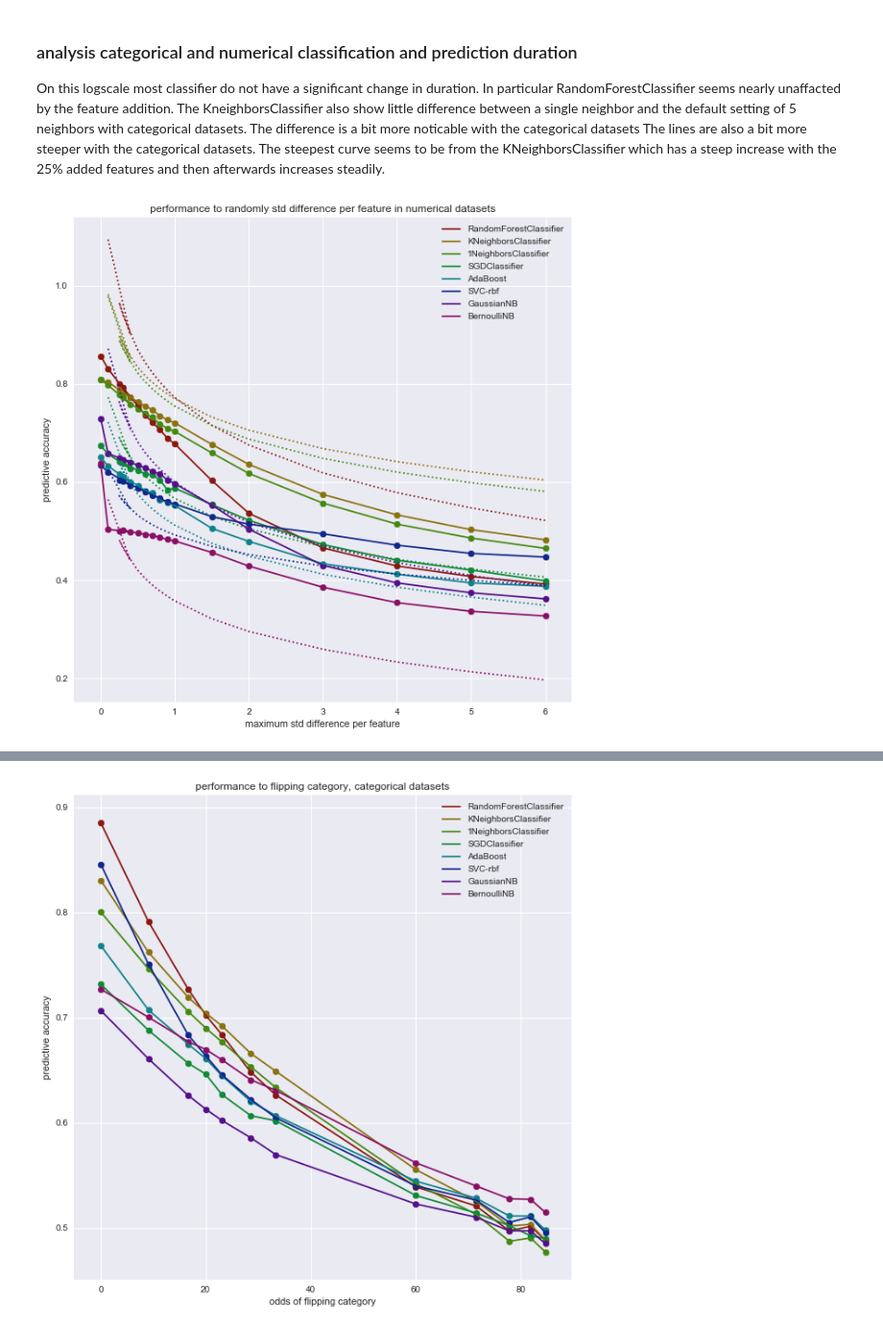
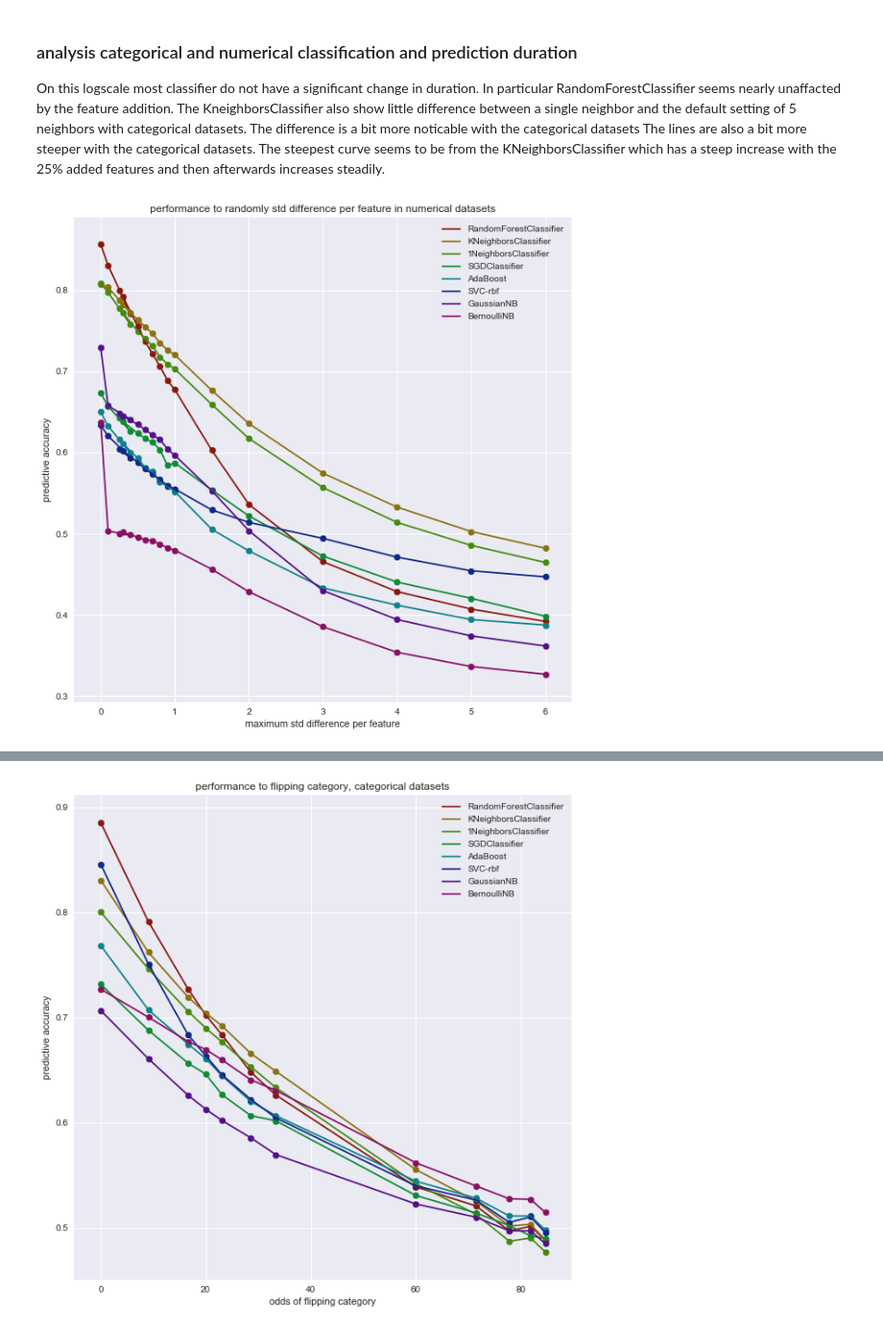
Before and after one commit to lieeuwos/Primitive_annotations, a Jupyter notebook: Showing.ipynb, the cells around one changed output, grey strips where cells are left out. Shown at 96% size. Cells and saved outputs as stored; diff of their text form; code cells hidden in the pictures.

```diff
--- a/Showing.ipynb
+++ b/Showing.ipynb
@@ -14,7 +14,7 @@ for i in second:
 
 cv = 10
 clfNames = [ 'RandomForestClassifier','KNeighborsClassifier', '1NeighborsClassifier', 'SGDClassifier', 'AdaBoost', 'SVC-rbf','GaussianNB', 'BernoulliNB','GradientBoost']
-ClfNames = ['GradientBoost']
+clfNames = ['RandomForestClassifier','KNeighborsClassifier', '1NeighborsClassifier', 'SGDClassifier', 'AdaBoost', 'SVC-rbf','GaussianNB', 'BernoulliNB']
 # %%
 # typ = 3
 # for did in NonCat:
@@ -383,35 +383,35 @@ for k,x in enumerate(scores):
 amountList2 = [0]
 for i in amountList:
     amountList2.append(i)
 x_axis = amountList2
 fig, ax = plt.subplots()
 _=plt.title(' performance to randomly std difference per feature in numerical datasets ')
 cl = sns.hls_palette(len(score1), l=.3, s=.8)
 for i in range(0,len(clfNames)):
 #     _=ax.plot(x_axis, score1[i], color = cl[i])
 #     _=ax.plot(x_axis, score1[i], color = cl[i])
 
     _=ax.plot(x_axis, score2[i],label=clfNames[i], color = cl[i])
     _=ax.scatter(x_axis, score2[i], color = cl[i])
-    _=ax.plot(amountList,approx[i],ls = ':',color = cl[i])
+#     _=ax.plot(amountList,approx[i],ls = ':',color = cl[i])
 _=plt.ylabel('predictive accuracy')
 _=plt.xlabel('maximum std difference per feature')
 fig.set_figheight(10)
 fig.set_figwidth(10)
 _=ax.legend()
 plt.show()
 listNum = []
 for x,i in enumerate(score2):
     listNum.append(i[0]-i[len(i)-1])
 listNumR = []
 for z,i in enumerate(score2):
     listNumR.append(0)
     for x,j in enumerate(i):
         if x > 0:
             listNumR[z] = listNumR[z] + (i[x-1]-i[x])/(x_axis[x]-x_axis[x-1])
     listNumR[z] = listNumR[z]/len(amountList)*x_axis[x]
 # %% [output]
-[figure, old version]
+[figure, new version]
 # %% [markdown]
 ## std difference per feature
 for each feature the standard deviation(std) is calculated and there is a 50% change to add and a 50% to decrease the feature by a value. This value is uniformly picked between 0 and the maximum std difference for the specific feature. In short(+/- random*amount*std)
```
Also changed, not shown: parts of 16 cells of this notebook, 2 other files.
